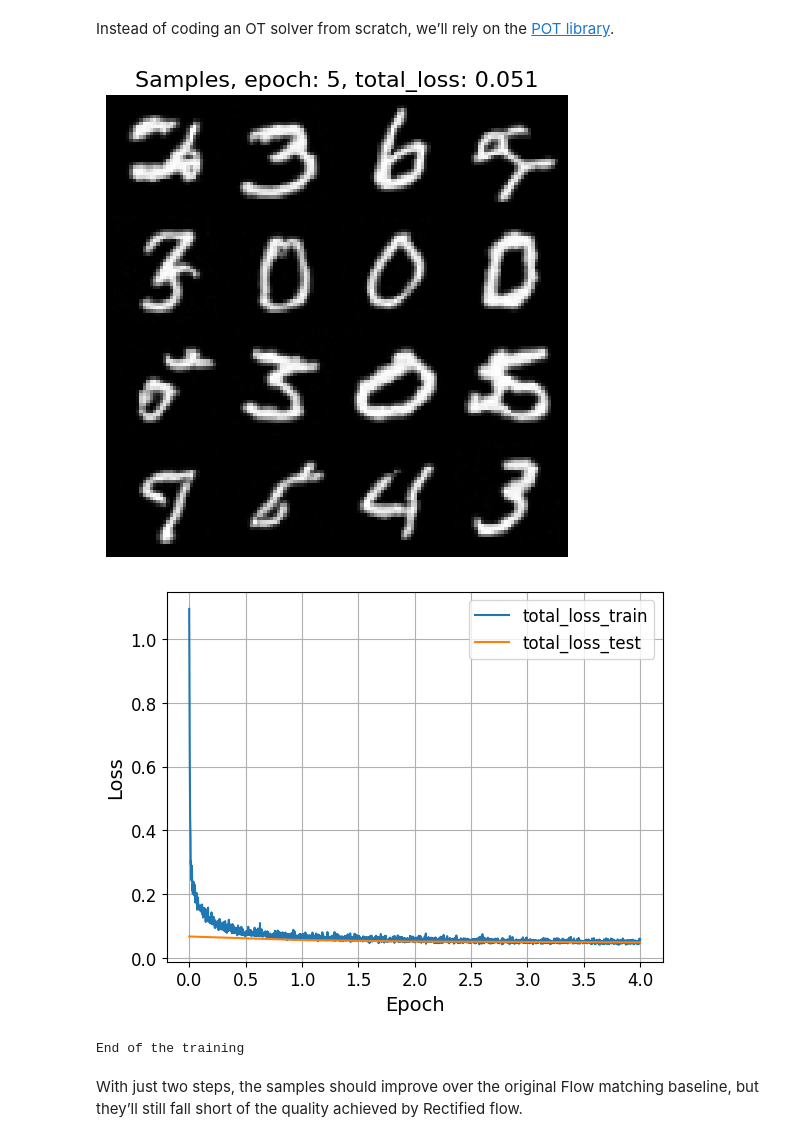
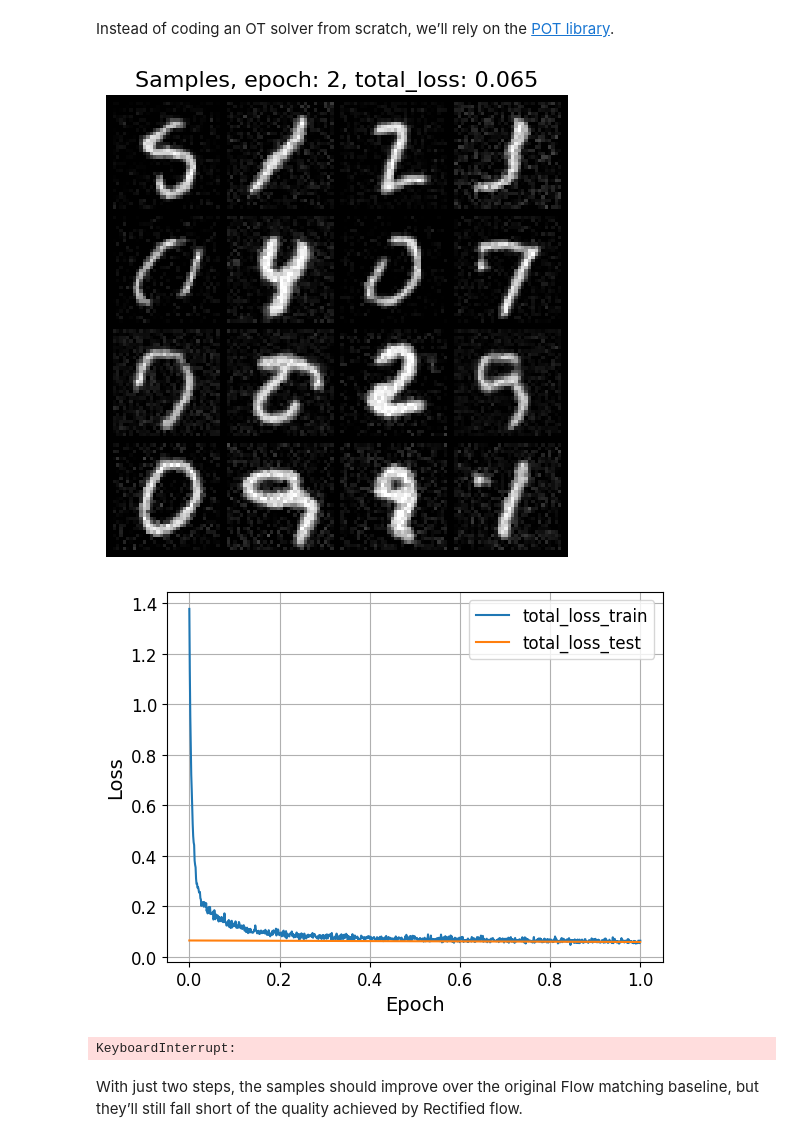
Before and after one commit to Aphelack/2025-DGM-MIPT-YSDA-course, a Jupyter notebook: homeworks/hw6.ipynb, the cells around one changed output. Cells and saved outputs as stored; diff of their text form; code cells hidden in the pictures.

```diff
--- a/homeworks/hw6.ipynb
+++ b/homeworks/hw6.ipynb
@@ -747,14 +749,32 @@ visualize_images(train_data, "MNIST samples")
 # %% [markdown]
 Instead of coding an OT solver from scratch, we’ll rely on the [POT library](https://pythonot.github.io/).
 # %%
+import ot
+
 class FlowMatchingOTModel(FlowMatchingModel):
+
+    def __init__(self, hidden_channels, channel_multipliers, num_blocks):
+        super().__init__(hidden_channels, channel_multipliers, num_blocks)
+
     def get_map(self, x: torch.Tensor, y: torch.Tensor):
         # ====
         # your code
         # 1) covert x and y to vectors
         # 2) apply Earth Movers distance solver with L2 cost matrix
         # NOTE: treat x and y as elements from uniform distribution
+        x_vector = x.view(x.shape[0], -1).detach().cpu().numpy()
+        y_vector = y.view(y.shape[0], -1).detach().cpu().numpy()
 
+        x_sq = np.sum(x_vector ** 2, axis=1, keepdims=True)
+        y_sq = np.sum(y_vector ** 2, axis=1, keepdims=True).T
+        cost_matrix = x_sq + y_sq - 2 * np.dot(x_vector, y_vector.T)
+        cost_matrix = np.maximum(cost_matrix, 0)  # Ensure non-negative
+
+        n = len(x_vector)
+        a = np.ones(n) / n
+        b = np.ones(n) / n
+
+        p = ot.emd(a, b, cost_matrix)
         # ====
         return p
 
@@ -784,47 +804,60 @@ class FlowMatchingOTModel(FlowMatchingModel):
         # 3) calculate x_t and optimal flow
         # 4) predict flow using model
         # 5) calculate loss
+        batch_size = x.shape[0]
+        t = torch.rand(batch_size, 1, 1, 1, device=self.device)
+
+        x_paired, y_paired = self.sample_plan(x, y)
+
+        x_t = (1 - t) * x_paired + t * y_paired
+
+        optimal_flow = x_paired - y_paired
+
+        predicted_flow = self.forward(x_t, t.squeeze())
+
+        loss = F.mse_loss(predicted_flow, optimal_flow, reduction='mean')
+        # ====
 
         # ====
         return {'total_loss': loss}
 # %%
 # ====
 # your code
 # choose these parameters
-BATCH_SIZE =
-LR =
-EPOCHS =
-HIDDEN_CHANNELS =
-CHANNEL_MULTIPLIERS =
-NUM_BLOCKS =
+BATCH_SIZE = 128
+LR = 3e-4
+EPOCHS = 5
+HIDDEN_CHANNELS = 32
+CHANNEL_MULTIPLIERS = [1, 2, 2, 2]
+NUM_BLOCKS = 2
 # ====
 
 model = FlowMatchingOTModel(
     hidden_channels=HIDDEN_CHANNELS,
     channel_multipliers=CHANNEL_MULTIPLIERS,
     num_blocks=NUM_BLOCKS,
 )
 
 train_loader = data.DataLoader(train_data, batch_size=BATCH_SIZE, shuffle=True)
 test_loader = data.DataLoader(test_data, batch_size=BATCH_SIZE)
 
 # choose any optimizer/scheduler as you want
 optimizer = torch.optim.Adam(model.parameters(), lr=LR)
 
 train_model(
     model,
     train_loader,
     test_loader,
     epochs=EPOCHS,
     optimizer=optimizer,
     device=DEVICE,
     n_samples=16,
     visualize_samples=True,
 )
 # %% [output]
-[figure, old version]
+[figure, new version]
-[figure, old version]
+[figure, new version]
-End of the training
+KeyboardInterrupt:
 # %% [markdown]
 With just two steps, the samples should improve over the original Flow matching baseline, but they’ll still fall short of the quality achieved by Rectified flow.
 # %%
```
Also changed, not shown: parts of 2 cells of this notebook.
